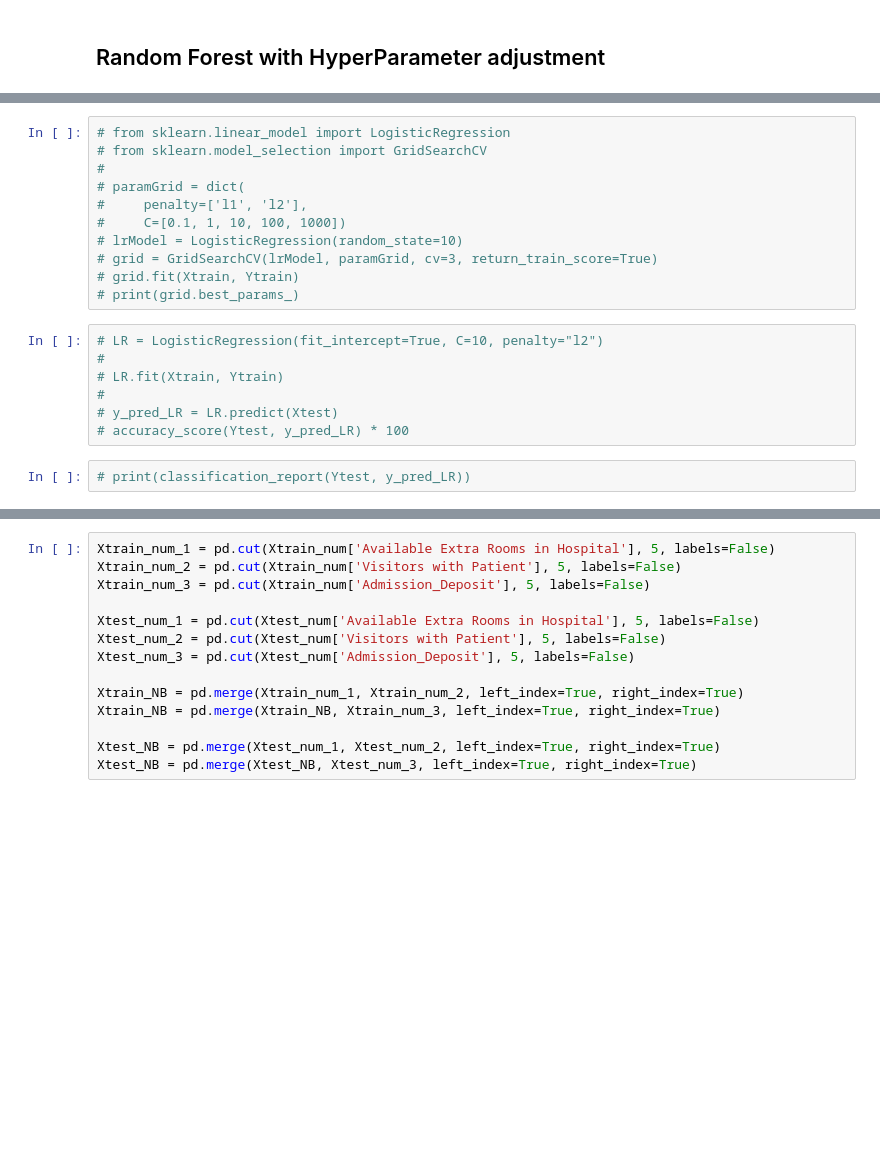
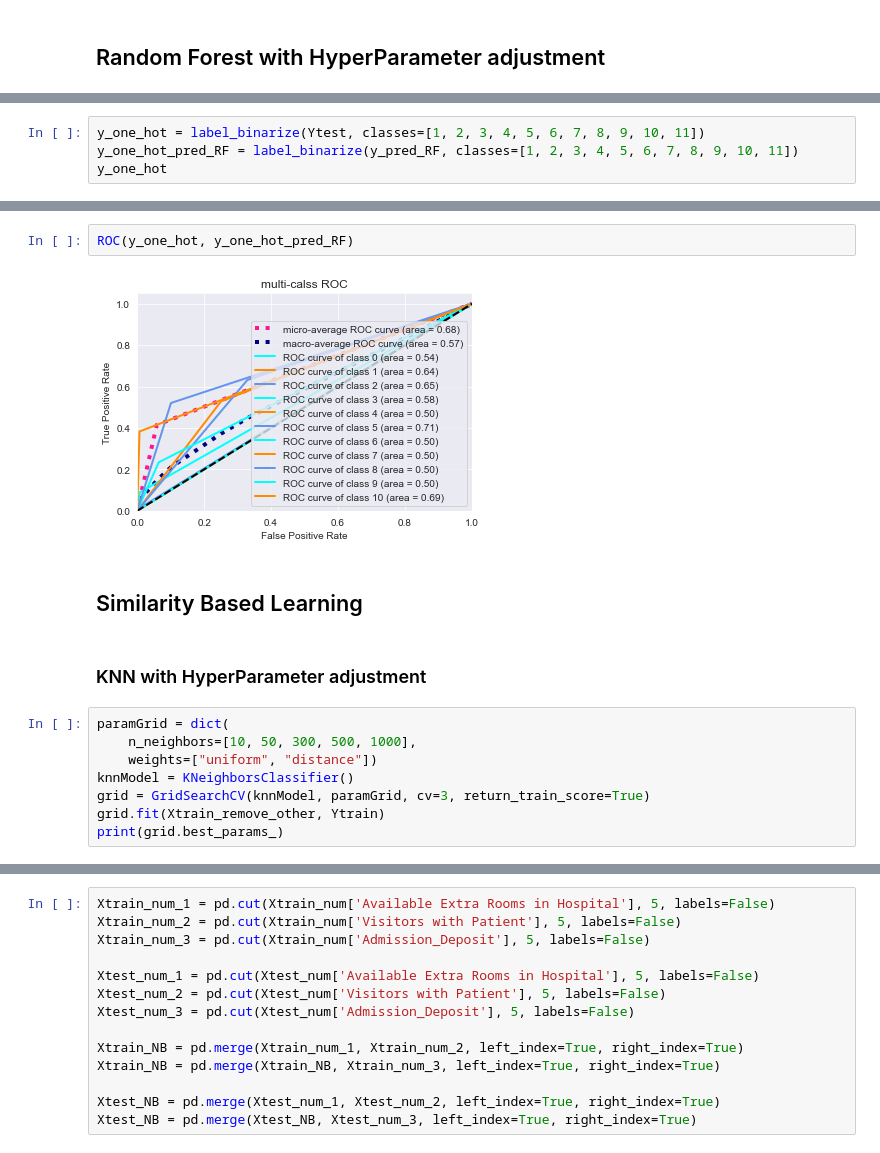
Before and after one commit to DIKLA2322/workspace, a Jupyter notebook: Healthcare_Management.ipynb, the cells around one changed output, grey strips where cells are left out. Saved outputs shown, nothing was run; the diff lists cells and outputs as text; blank space fills up the shorter version.

```diff
--- a/Healthcare_Management.ipynb
+++ b/Healthcare_Management.ipynb
@@ -617,0 +835,4 @@ plt.show()
+# %%
+y_one_hot = label_binarize(Ytest, classes=[1, 2, 3, 4, 5, 6, 7, 8, 9, 10, 11])
+y_one_hot_pred_RF = label_binarize(y_pred_RF, classes=[1, 2, 3, 4, 5, 6, 7, 8, 9, 10, 11])
+y_one_hot
@@ -618,20 +854,16 @@ plt.show()
+# %%
+ROC(y_one_hot, y_one_hot_pred_RF)
+# %% [output]
+[figure, added]
+# %% [markdown]
+## Similarity Based Learning
+# %% [markdown]
+### KNN with HyperParameter adjustment
 # %%
-# from sklearn.linear_model import LogisticRegression
-# from sklearn.model_selection import GridSearchCV
-#
-# paramGrid = dict(
-#     penalty=['l1', 'l2'],
-#     C=[0.1, 1, 10, 100, 1000])
-# lrModel = LogisticRegression(random_state=10)
-# grid = GridSearchCV(lrModel, paramGrid, cv=3, return_train_score=True)
-# grid.fit(Xtrain, Ytrain)
-# print(grid.best_params_)
+paramGrid = dict(
+    n_neighbors=[10, 50, 300, 500, 1000],
+    weights=["uniform", "distance"])
+knnModel = KNeighborsClassifier()
+grid = GridSearchCV(knnModel, paramGrid, cv=3, return_train_score=True)
+grid.fit(Xtrain_remove_other, Ytrain)
+print(grid.best_params_)
-# %%
-# LR = LogisticRegression(fit_intercept=True, C=10, penalty="l2")
-#
-# LR.fit(Xtrain, Ytrain)
-#
-# y_pred_LR = LR.predict(Xtest)
-# accuracy_score(Ytest, y_pred_LR) * 100
-# %%
-# print(classification_report(Ytest, y_pred_LR))
```
Also changed, not shown: parts of 138 cells of this notebook, 6 other files.
